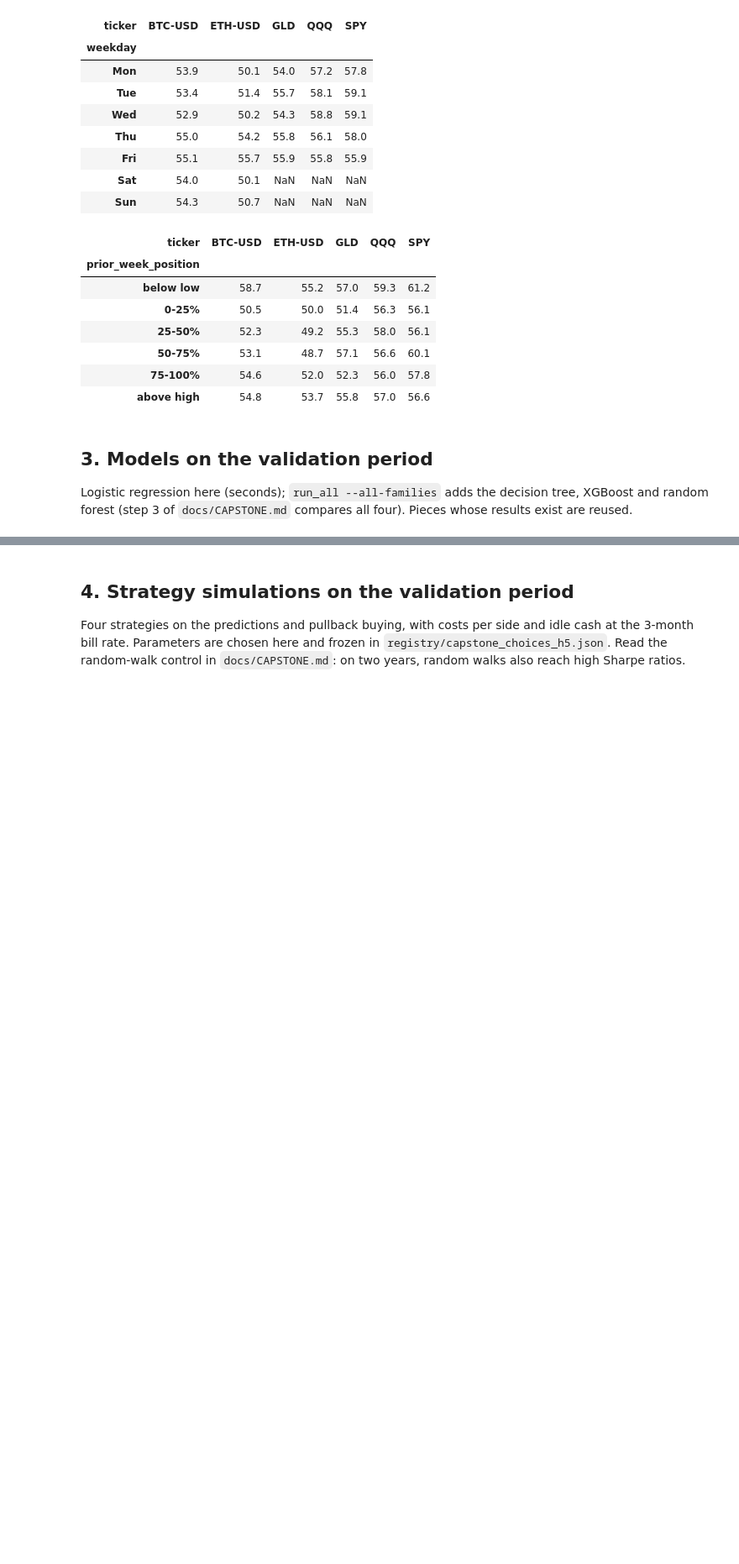
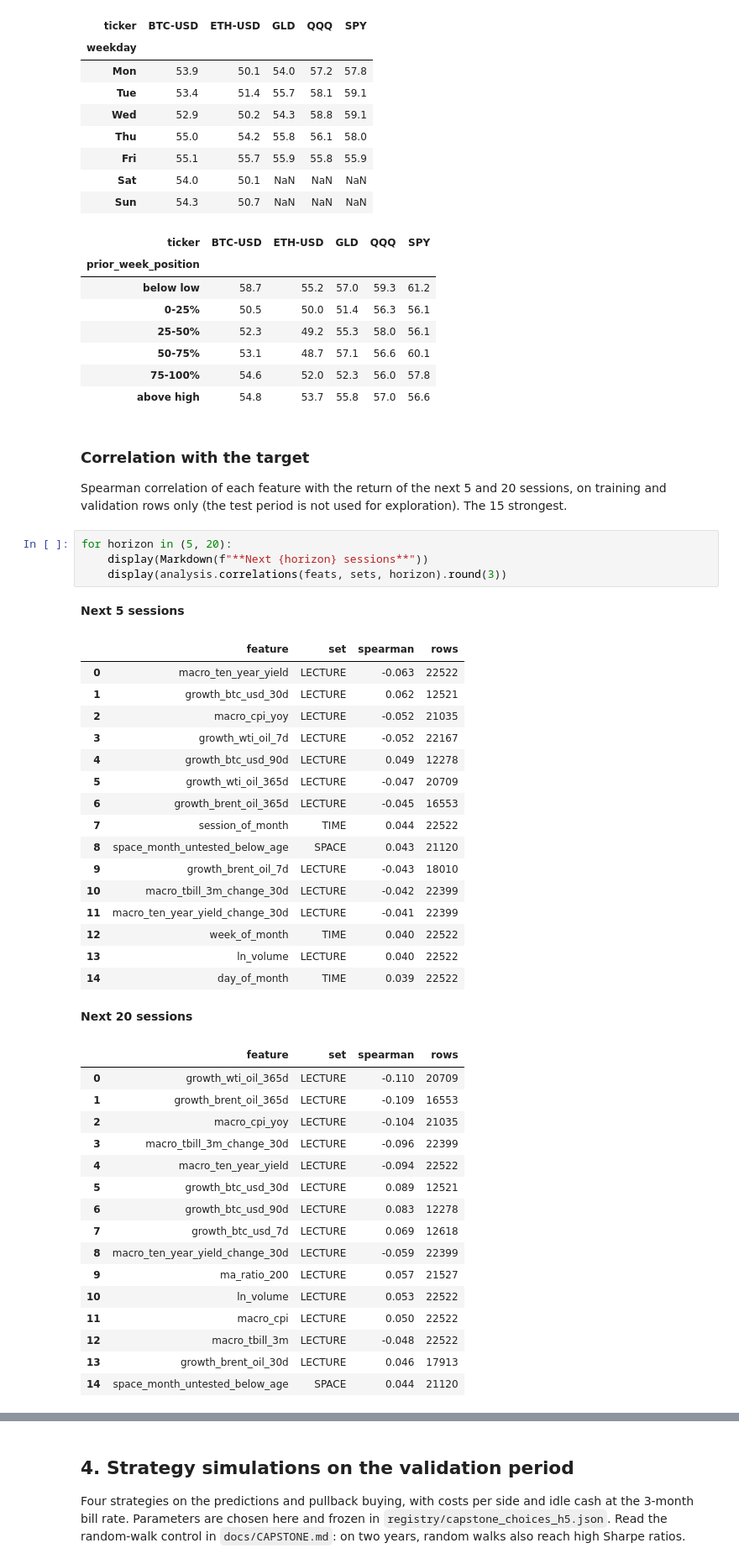
Before and after one commit to cssaritama/tsip-core, a Jupyter notebook: notebooks/capstone.ipynb, the cells around one changed output, grey strips where cells are left out. Shown at 84% size. Cells and saved outputs as stored; diff of their text form; blank space fills up the shorter version.

```diff
--- a/notebooks/capstone.ipynb
+++ b/notebooks/capstone.ipynb
@@ -102,6 +102,45 @@ Name: positive 5-session %, dtype: float64
 | 50-75% | 53.1 | 48.7 | 57.1 | 56.6 | 60.1 |
 | 75-100% | 54.6 | 52.0 | 52.3 | 56.0 | 57.8 |
 | above high | 54.8 | 53.7 | 55.8 | 57.0 | 56.6 |
-# %% [markdown]
-## 3. Models on the validation period
-Logistic regression here (seconds); `run_all --all-families` adds the decision tree, XGBoost and random forest (step 3 of `docs/CAPSTONE.md` compares all four). Pieces whose results exist are reused.
+# %% [markdown]
+### Correlation with the target
+Spearman correlation of each feature with the return of the next 5 and 20 sessions, on training and validation rows only (the test period is not used for exploration). The 15 strongest.
+# %%
+for horizon in (5, 20):
+    display(Markdown(f"**Next {horizon} sessions**"))
+    display(analysis.correlations(feats, sets, horizon).round(3))
+# %% [output]
+**Next 5 sessions**
+|  | feature | set | spearman | rows |
+| 0 | macro_ten_year_yield | LECTURE | -0.063 | 22522 |
+| 1 | growth_btc_usd_30d | LECTURE | 0.062 | 12521 |
+| 2 | macro_cpi_yoy | LECTURE | -0.052 | 21035 |
+| 3 | growth_wti_oil_7d | LECTURE | -0.052 | 22167 |
+| 4 | growth_btc_usd_90d | LECTURE | 0.049 | 12278 |
+| 5 | growth_wti_oil_365d | LECTURE | -0.047 | 20709 |
+| 6 | growth_brent_oil_365d | LECTURE | -0.045 | 16553 |
+| 7 | session_of_month | TIME | 0.044 | 22522 |
+| 8 | space_month_untested_below_age | SPACE | 0.043 | 21120 |
+| 9 | growth_brent_oil_7d | LECTURE | -0.043 | 18010 |
+| 10 | macro_tbill_3m_change_30d | LECTURE | -0.042 | 22399 |
+| 11 | macro_ten_year_yield_change_30d | LECTURE | -0.041 | 22399 |
+| 12 | week_of_month | TIME | 0.040 | 22522 |
+| 13 | ln_volume | LECTURE | 0.040 | 22522 |
+| 14 | day_of_month | TIME | 0.039 | 22522 |
+**Next 20 sessions**
+|  | feature | set | spearman | rows |
+| 0 | growth_wti_oil_365d | LECTURE | -0.110 | 20709 |
+| 1 | growth_brent_oil_365d | LECTURE | -0.109 | 16553 |
+| 2 | macro_cpi_yoy | LECTURE | -0.104 | 21035 |
+| 3 | macro_tbill_3m_change_30d | LECTURE | -0.096 | 22399 |
+| 4 | macro_ten_year_yield | LECTURE | -0.094 | 22522 |
+| 5 | growth_btc_usd_30d | LECTURE | 0.089 | 12521 |
+| 6 | growth_btc_usd_90d | LECTURE | 0.083 | 12278 |
+| 7 | growth_btc_usd_7d | LECTURE | 0.069 | 12618 |
+| 8 | macro_ten_year_yield_change_30d | LECTURE | -0.059 | 22399 |
+| 9 | ma_ratio_200 | LECTURE | 0.057 | 21527 |
+| 10 | ln_volume | LECTURE | 0.053 | 22522 |
+| 11 | macro_cpi | LECTURE | 0.050 | 22522 |
+| 12 | macro_tbill_3m | LECTURE | -0.048 | 22522 |
+| 13 | growth_brent_oil_30d | LECTURE | 0.046 | 17913 |
+| 14 | space_month_untested_below_age | SPACE | 0.044 | 21120 |
```
Also changed, not shown: parts of 6 cells of this notebook, 5 other files.
